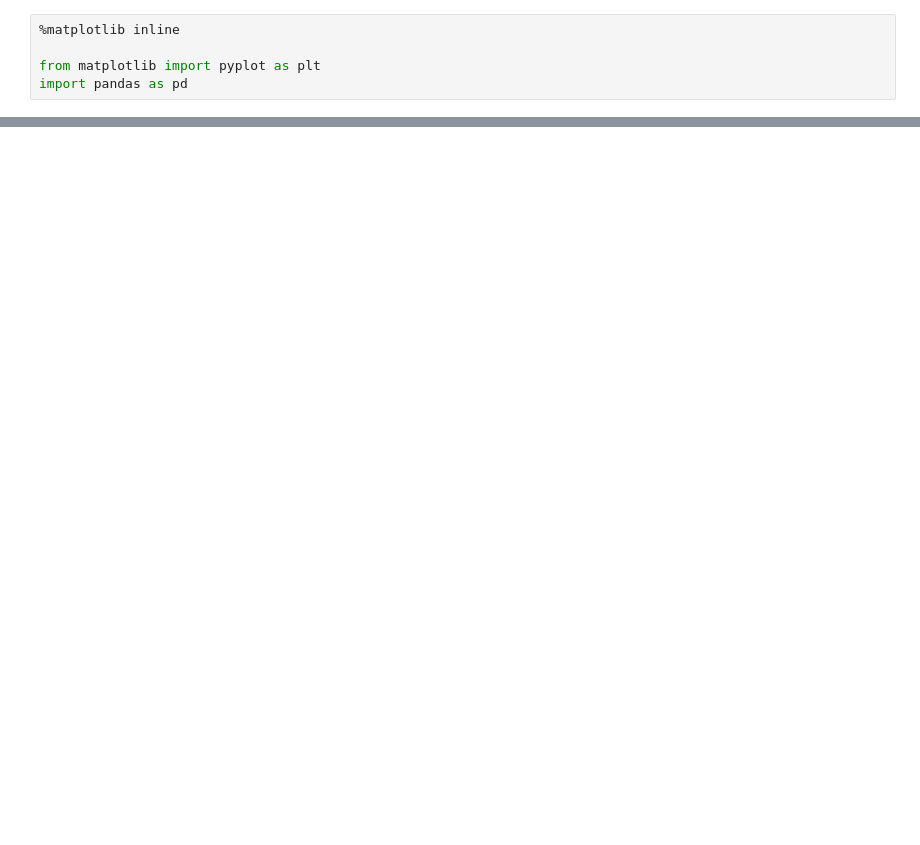
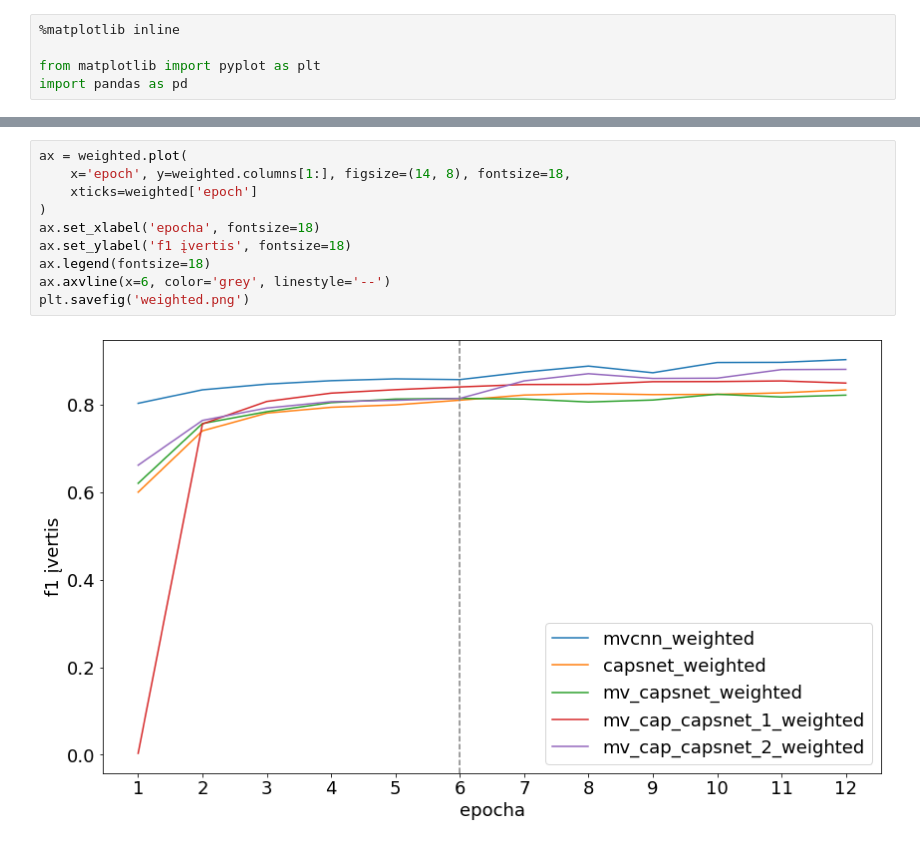
Before and after one commit to AleksasVaitulevicius/masters_kaggle, a Jupyter notebook: metrics.ipynb, the cells around one changed output, grey strips where cells are left out. Cells and saved outputs as stored; diff of their text form; blank space fills up the shorter version.

```diff
--- a/metrics.ipynb
+++ b/metrics.ipynb
@@ -178,0 +300,12 @@ plt.savefig('less_data_v2.png')
+# %%
+ax = weighted.plot(
+	x='epoch', y=weighted.columns[1:], figsize=(14, 8), fontsize=18,
+	xticks=weighted['epoch']
+)
+ax.set_xlabel('epocha', fontsize=18)
+ax.set_ylabel('f1 įvertis', fontsize=18)
+ax.legend(fontsize=18)
+ax.axvline(x=6, color='grey', linestyle='--')
+plt.savefig('weighted.png')
+# %% [output]
+[figure, added]
```
Also changed, not shown: parts of 14 cells of this notebook, 2 other files.
